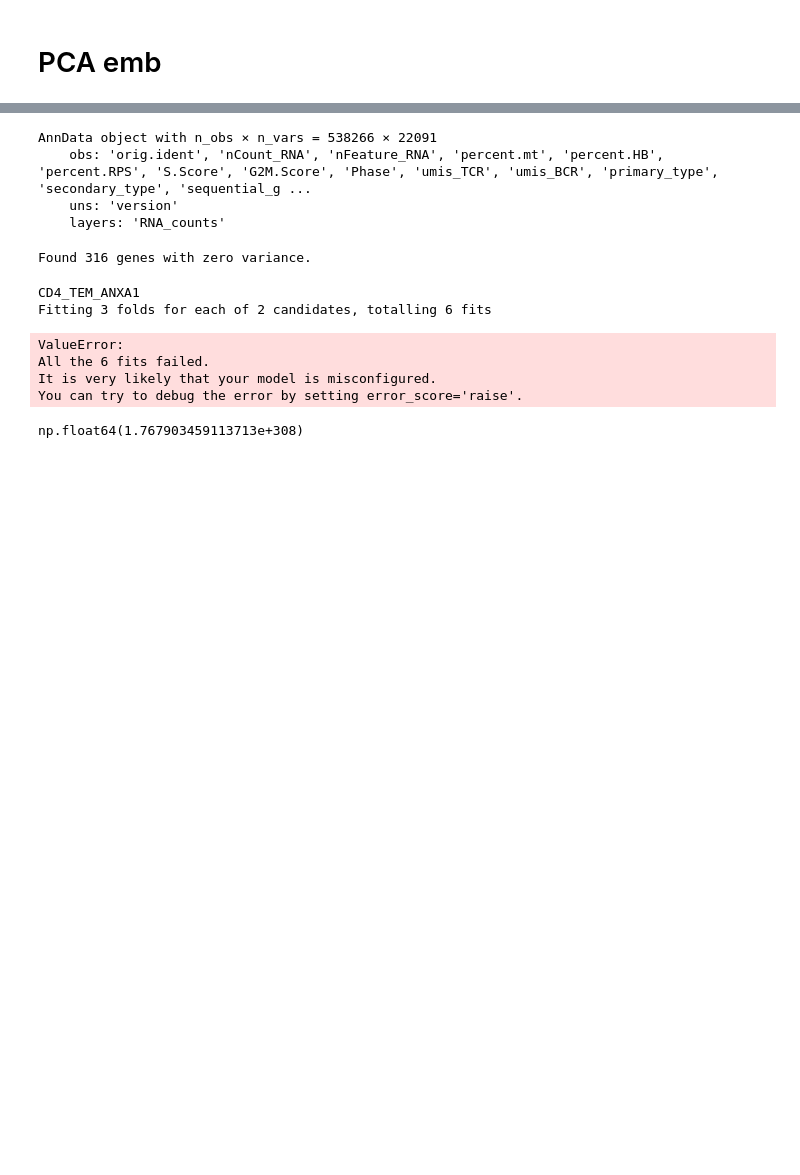
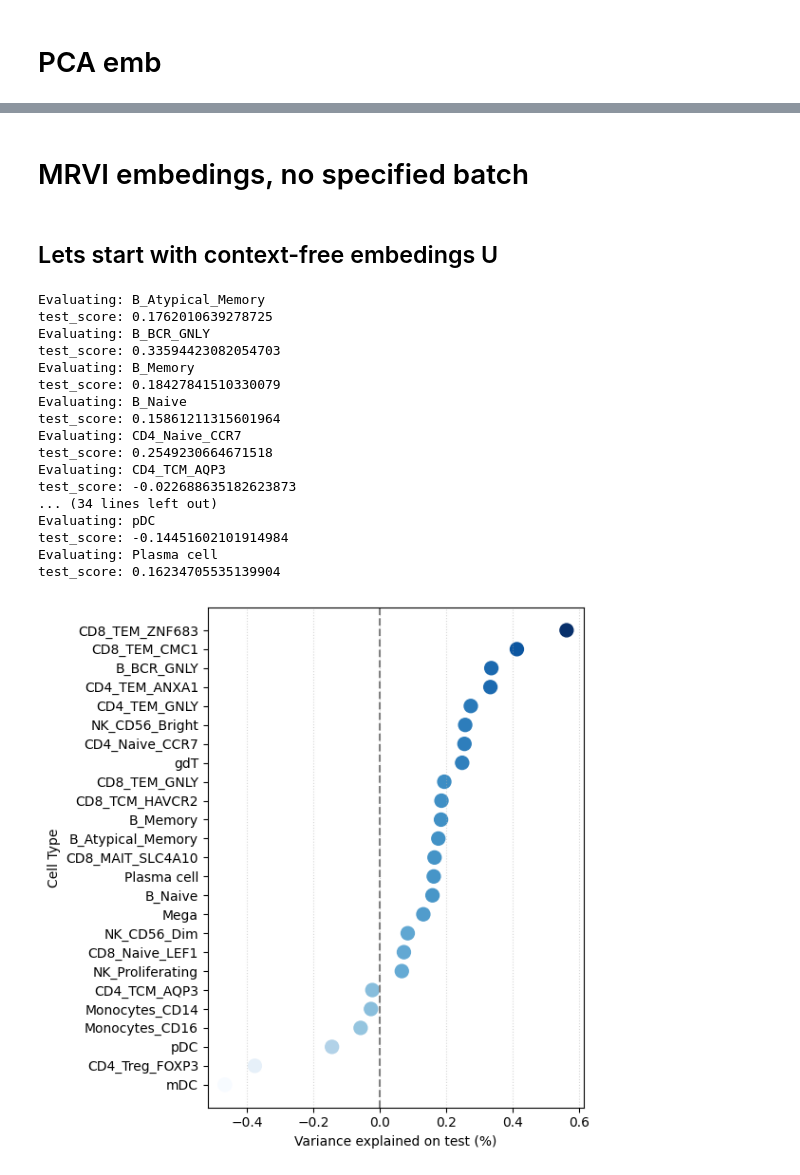
Before and after one commit to AlbertBay/ImSysAging, a Jupyter notebook: train_ageclock.ipynb, the cells around one changed output, grey strips where cells are left out. Drawn from its saved outputs; the diff is of its cells as text; code cells hidden in the pictures; blank space fills up the shorter version.

```diff
--- a/train_ageclock.ipynb
+++ b/train_ageclock.ipynb
@@ -160,2 +102,4 @@ from sklearn.ensemble import RandomForestRegressor
+# %% [markdown]
+# MRVI embedings, no specified batch
 # %%
-adata = ad.read_h5ad('/home/albert.baichorov/ImSysAging/scRNA-seq.h5ad')
+adata = ad.read_h5ad("/home/albert.baichorov/ImSysAging/data/scRNA-seq_MRVI_no_batch.h5ad")
@@ -164,11 +105,0 @@ del adata.layers['RNA_data']
-# %%
-adata
-# %% [output]
-AnnData object with n_obs × n_vars = 538266 × 22091
-    obs: 'orig.ident', 'nCount_RNA', 'nFeature_RNA', 'percent.mt', 'percent.HB', 'percent.RPS', 'S.Score', 'G2M.Score', 'Phase', 'umis_TCR', 'umis_BCR', 'primary_type', 'secondary_type', 'sequential_g ...
-    uns: 'version'
-    layers: 'RNA_counts'
-# %%
-sc.pp.combat(adata, key="sampleName")
-# %% [output]
-Found 316 genes with zero variance.
@@ -200,28 +106,34 @@ def train_model_counts(X, y):
-# %%
-res = []
-
-cell_types = adata.obs['secondary_type'].unique()
-
-for cell_type in cell_types:
-    print(cell_type)
-    X = adata[ adata.obs['secondary_type'] == cell_type, :].layers['RNA_data'].toarray()
-    y = adata[ adata.obs['secondary_type'] == 'CD4_TEM_ANXA1', :].obs['age'].astype(float)
-    mask = ~np.isnan(X).any(axis=1)
-    y = y[mask]
-    X = X[mask]
-    ts = train_model_counts(X, y)
-    print(f'test_score: {ts}')
-    res.append([cell_type, ts])
-report = pd.DataFrame(res, columns=['cell_type', 'test r2'])
-report
-# %% [output]
-CD4_TEM_ANXA1
-Fitting 3 folds for each of 2 candidates, totalling 6 fits
-ValueError:
-All the 6 fits failed.
-It is very likely that your model is misconfigured.
-You can try to debug the error by setting error_score='raise'.
-# %%
-X.max()
-# %% [output]
-np.float64(1.767903459113713e+308)
+# %% [markdown]
+## Lets start with context-free embedings U
+# %%
+data = pd.concat([adata.obs[['sampleName','primary_type','secondary_type','age']].reset_index(drop=True),
+                  pd.DataFrame(adata.obsm['U_mrvi']).reset_index(drop=True)], axis=1)
+data = data.drop(columns='primary_type').groupby(['sampleName','secondary_type','age']).mean().reset_index()
+data = data.dropna()
+data.sampleName = data.sampleName.astype('str')
+data.secondary_type = data.secondary_type.astype('str')
+data.age = data.age.astype('float')
+report = evaluate_cell_types(data, train_model)
+draw_results(report)
+# %%
+report = evaluate_cell_types(data, train_model)
+draw_results(report)
+# %% [output]
+Evaluating: B_Atypical_Memory
+test_score: 0.1762010639278725
+Evaluating: B_BCR_GNLY
+test_score: 0.33594423082054703
+Evaluating: B_Memory
+test_score: 0.18427841510330079
+Evaluating: B_Naive
+test_score: 0.15861211315601964
+Evaluating: CD4_Naive_CCR7
+test_score: 0.2549230664671518
+Evaluating: CD4_TCM_AQP3
+test_score: -0.022688635182623873
+... (34 lines left out)
+Evaluating: pDC
+test_score: -0.14451602101914984
+Evaluating: Plasma cell
+test_score: 0.16234705535139904
+[figure, added]
```
Also changed, not shown: parts of 20 cells of this notebook, 6 other files.
